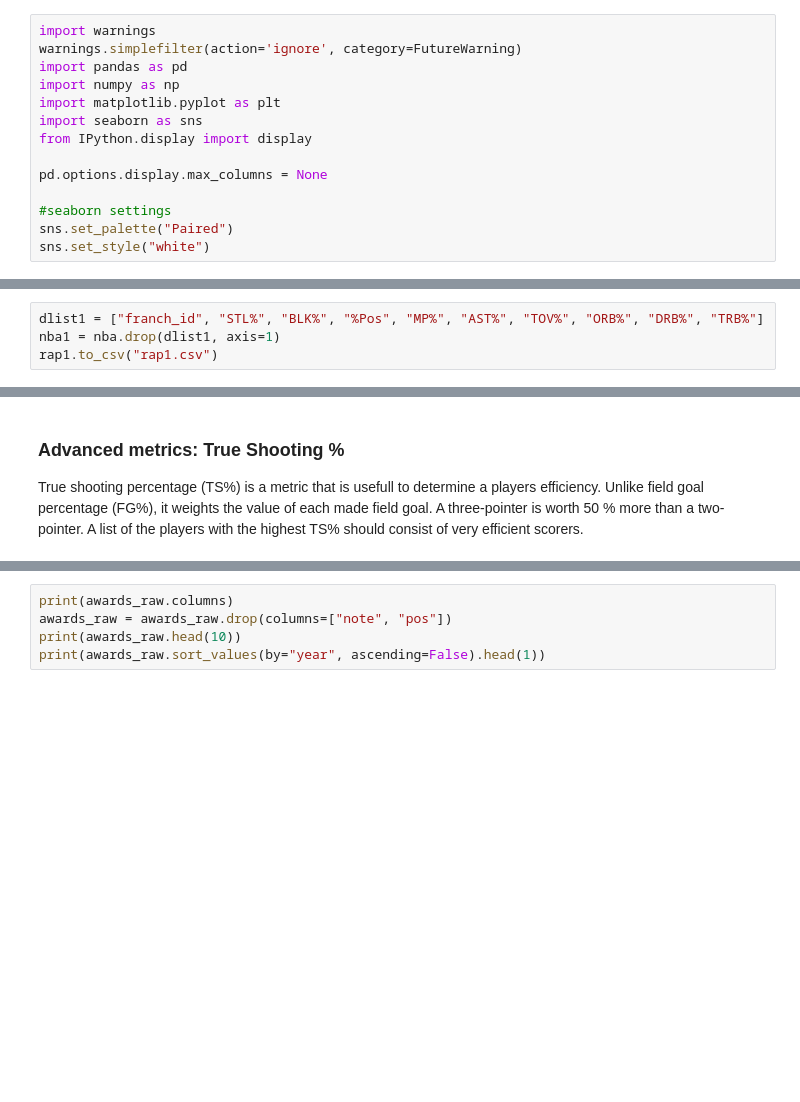
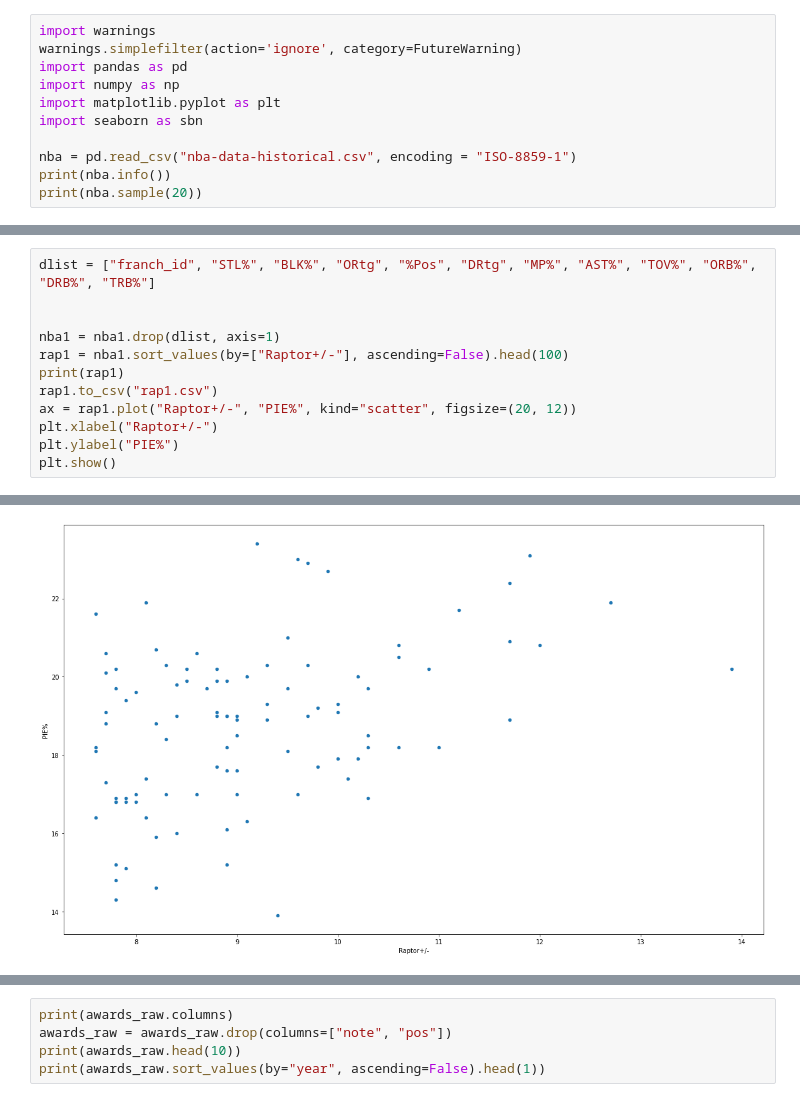
Before and after one commit to carl2727/NBA-data-analysis-project, a Jupyter notebook: 01.ipynb, the cells around one changed output, grey strips where cells are left out. Drawn from its saved outputs; the diff is of its cells as text; blank space fills up the shorter version.

```diff
--- a/01.ipynb
+++ b/01.ipynb
@@ -15,11 +7,8 @@ warnings.simplefilter(action='ignore', category=FutureWarning)
 import pandas as pd
 import numpy as np
 import matplotlib.pyplot as plt
-import seaborn as sns
-from IPython.display import display
+import seaborn as sbn
 
-pd.options.display.max_columns = None
-
-#seaborn settings
-sns.set_palette("Paired")
-sns.set_style("white")
+nba = pd.read_csv("nba-data-historical.csv", encoding = "ISO-8859-1")
+print(nba.info())
+print(nba.sample(20))
@@ -69,4 +77,13 @@ The data set is well formatted and clean. But it contains a lot of data, which m
 # %%
-dlist1 = ["franch_id", "STL%", "BLK%", "%Pos", "MP%", "AST%", "TOV%", "ORB%", "DRB%", "TRB%"]
-nba1 = nba.drop(dlist1, axis=1)
+dlist = ["franch_id", "STL%", "BLK%", "ORtg", "%Pos", "DRtg", "MP%", "AST%", "TOV%", "ORB%", "DRB%", "TRB%"]
+
+
+nba1 = nba1.drop(dlist, axis=1)
+rap1 = nba1.sort_values(by=["Raptor+/-"], ascending=False).head(100)
+print(rap1)
 rap1.to_csv("rap1.csv")
+ax = rap1.plot("Raptor+/-", "PIE%", kind="scatter", figsize=(20, 12))
+plt.xlabel("Raptor+/-")
+plt.ylabel("PIE%")
+plt.show()
+# %% [output]
@@ -73,4 +107 @@ rap1.to_csv("rap1.csv")
+[figure, added]
-# %% [markdown]
-### Advanced metrics: True Shooting %
-
-True shooting percentage (TS%) is a metric that is usefull to determine a players efficiency. Unlike field goal percentage (FG%), it weights the value of each made field goal. A three-pointer is worth 50 % more than a two-pointer. A list of the players with the highest TS% should consist of very efficient scorers.
```
Also changed, not shown: parts of 38 cells of this notebook.
